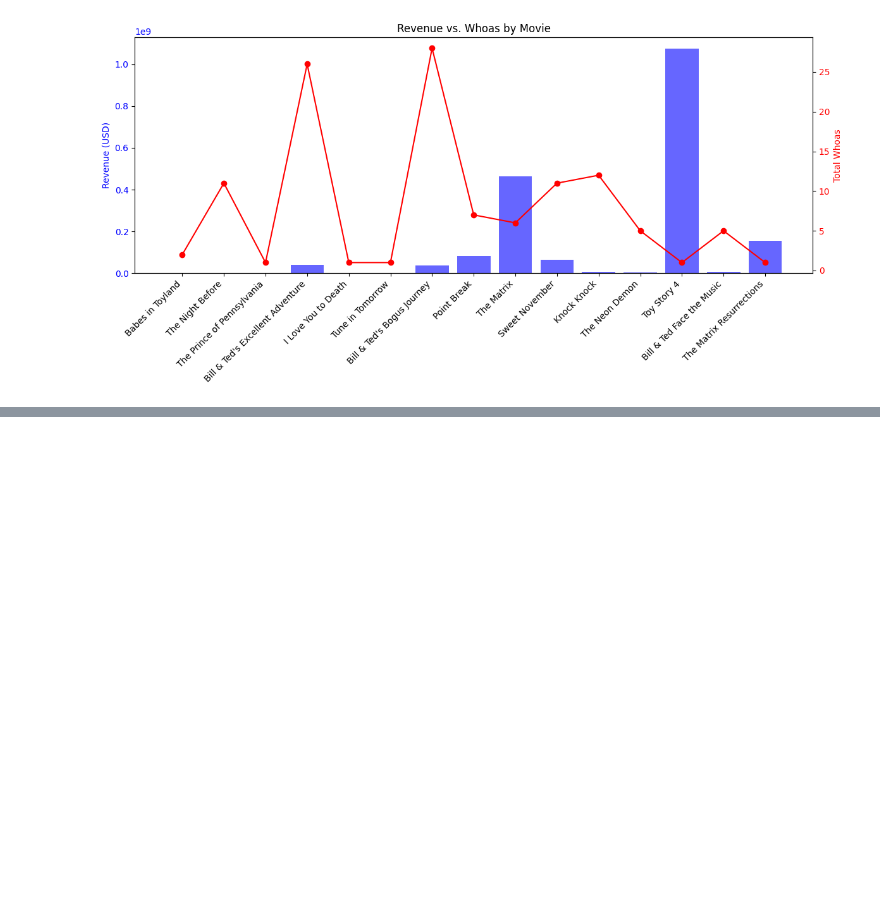
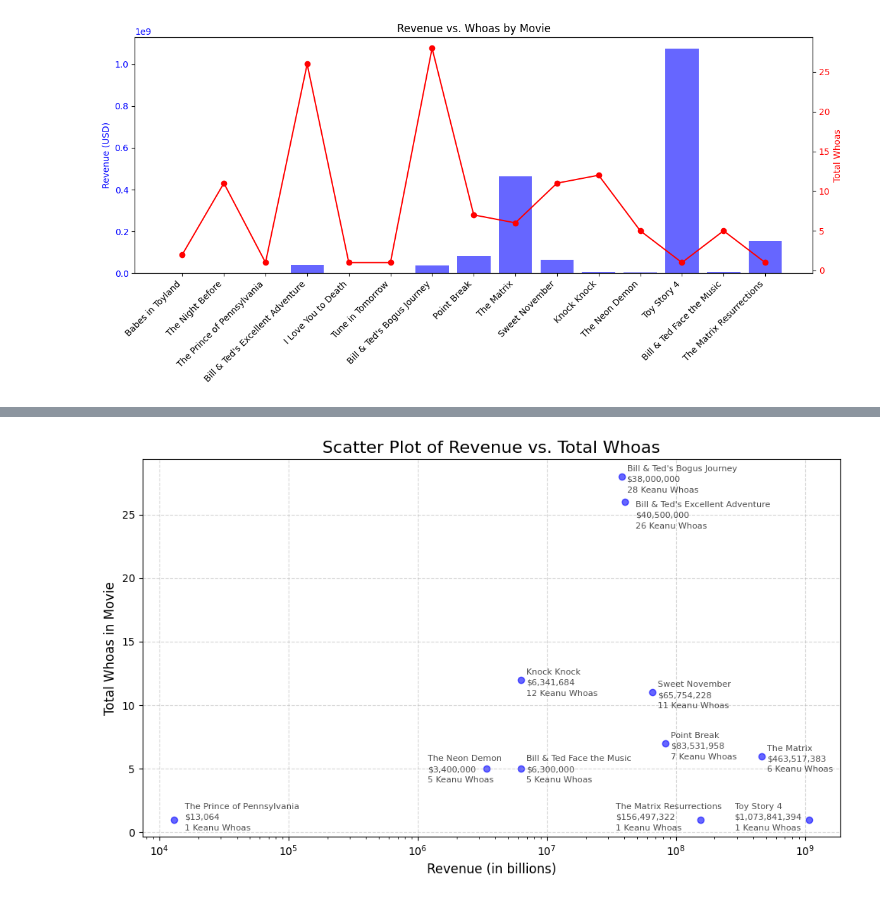
Before and after one commit to jrhankins883/keanu_whoa_vs_boxoffice, a Jupyter notebook: keanu_tmdb.ipynb, the cells around one changed output, grey strips where cells are left out. Cells and saved outputs as stored; diff of their text form; code cells hidden in the pictures; blank space fills up the shorter version.

```diff
--- a/keanu_tmdb.ipynb
+++ b/keanu_tmdb.ipynb
@@ -21,10 +22,5 @@ Fetching TMDb Keanu movie credits
 # %%
-# Function to fetch movie credits from TMDb API
 def fetch_tmdb_data():
-    """
-    Fetch Keanu Reeves's movie credits from the TMDb API
-    and create a DataFrame with the required details.
-    """
     url = f"{BASE_URL}/person/{6384}/movie_credits?api_key={API_KEY}"
     print(f"Requesting URL: {url}")
     response = requests.get(url)
@@ -153,10 +165,8 @@ pivot_table = combined_df.pivot_table(
     aggfunc = {'revenue': 'sum', 'total_whoas_in_movie': 'sum'}
 )
 
-# Sorting by year
 pivot_table = pivot_table.sort_index(level = 'year')
-
-# Formatting revenue as currency
-pivot_table['revenue'] = pivot_table['revenue'].apply(lambda x: f"${x:,.0f}")
-
-print(pivot_table)
+pivot_table['revenue_numeric'] = pivot_table['revenue'].astype(float)
+print(pivot_table[['revenue', 'revenue_numeric']])
+# Reset index for easier plotting
+pivot_table_reset = pivot_table.reset_index()
@@ -208,0 +219,71 @@ plt.show()
+# %%
+# Scatter plot with movie titles, revenue, and "Whoas" annotated
+plt.figure(figsize=(10, 6))
+
+# Scatter plot with numerical revenue
+plt.scatter(pivot_table['revenue_numeric'], pivot_table['total_whoas_in_movie'], color='blue', alpha=0.6)
+
+# Adding labels and a title
+plt.title('Scatter Plot of Revenue vs. Total Whoas', fontsize=16)
+plt.xlabel('Revenue (in billions)', fontsize=12)
+plt.ylabel('Total Whoas in Movie', fontsize=12)
+
+# Annotating each point with the movie name, revenue, and "Whoas"
+for i, row in pivot_table.iterrows():
+    movie_name = row.name[0]
+    revenue = f"${row['revenue_numeric']:,.0f}"  # Formatting revenue as currency
+    whoas = f"{int(row['total_whoas_in_movie'])} Keanu Whoas"  # Formatting "Whoas" count as an integer
+    offset = (5, 5)  # Default offset for movie title
+
+    # Offsetting a few of the titles
+    if movie_name == "The Neon Demon":
+        offset = (-55, 7)
+    elif movie_name == "Bill & Ted Face the Music":
+        offset = (5, 7)
+    elif movie_name == "Bill & Ted's Excellent Adventure":
+        offset = (10, -5)
+    elif movie_name == "The Matrix Resurrections":
+        offset = (-80, 10)
+    elif movie_name == "Toy Story 4":
+        offset = (-70, 10)
+    elif movie_name == "The Prince of Pennsylvania":
+        offset = (10, 10)
+
+    # Annotate movie title
+    plt.annotate(
+        movie_name,  # Movie name
+        (row['revenue_numeric'], row['total_whoas_in_movie']),
+        fontsize=8,
+        alpha=0.7,
+        xytext=offset,  # Title offset
+        textcoords='offset points'
+    )
+
+    # Annotate box office revenue underneath the title
+    plt.annotate(
+        revenue,  # Box office revenue
+        (row['revenue_numeric'], row['total_whoas_in_movie']),
+        fontsize=8,
+        alpha=0.7,
+        xytext=(offset[0], offset[1] - 10),  # Move revenue below the title
+        textcoords='offset points'
+    )
+
+    # Annotate "Whoas" count underneath the revenue
+    plt.annotate(
+        whoas,  # Whoas count
+        (row['revenue_numeric'], row['total_whoas_in_movie']),
+        fontsize=8,
+        alpha=0.7,
+        xytext=(offset[0], offset[1] - 20),  # Move "Whoas" below the revenue
+        textcoords='offset points'
+    )
+
+plt.grid(True, linestyle='--', alpha=0.5)
+
+# Adjusting axis scale if necessary
+plt.xscale('log')
+plt.tight_layout()
+plt.show()
+# %% [output]
+[figure, added]
```
Also changed, not shown: parts of 12 cells of this notebook, 4 other files.
